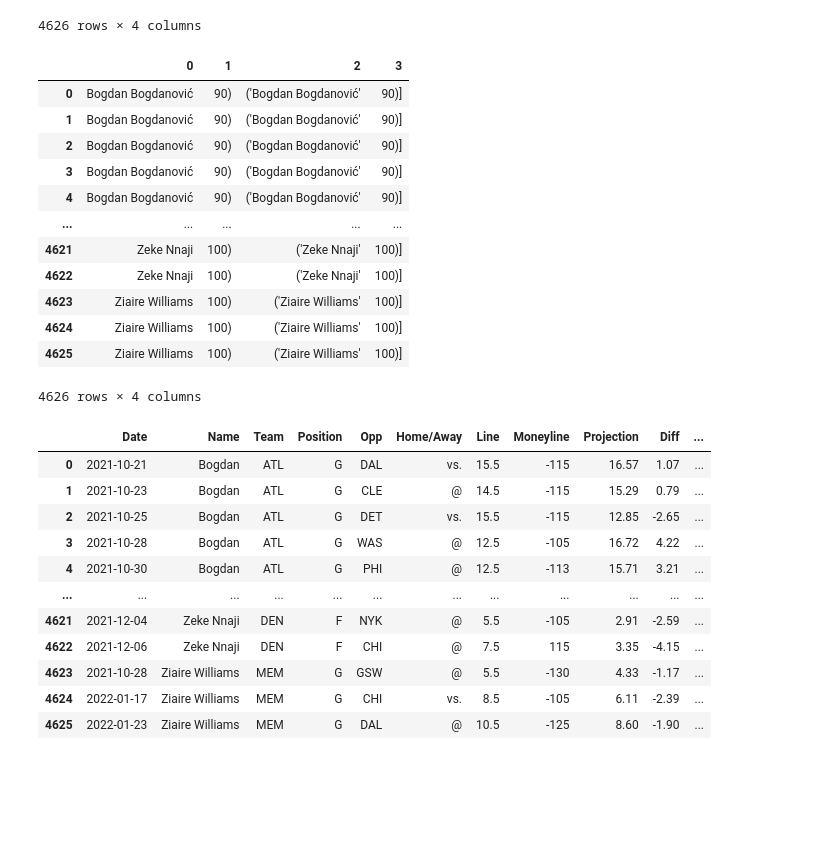
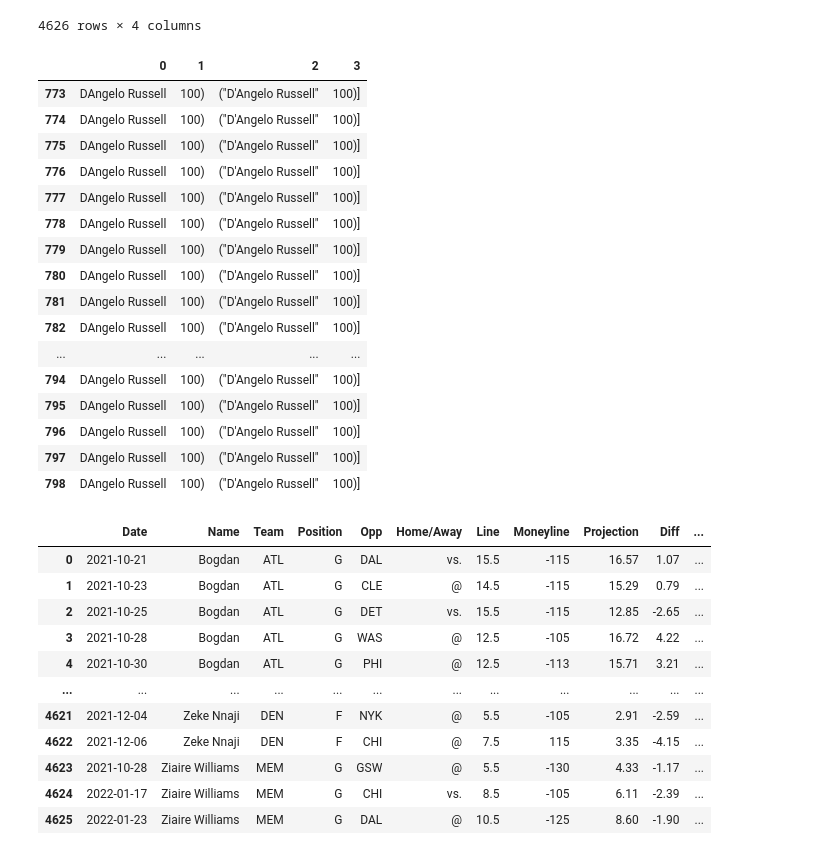
Before and after one commit to VinceDiR/Prop_Betting_Regression_Project, a Jupyter notebook: Merging 2.ipynb, the cells around one changed output. Saved outputs shown, nothing was run; the diff lists cells and outputs as text; code cells hidden in the pictures; blank space fills up the shorter version.

```diff
--- a/Merging 2.ipynb
+++ b/Merging 2.ipynb
@@ -65,21 +66,27 @@ matches
 4626 rows × 4 columns
 # %%
 matches[0] = matches[0].map(lambda x: x.replace('[','').replace('(', '').replace("'", '')).replace('"', '')
-matches
+matches[0] = matches[0].map(lambda x: x.strip('"'))
-# %% [output]
-|  | 0 | 1 | 2 | 3 |
-| 0 | Bogdan Bogdanović | 90) | ('Bogdan Bogdanović' | 90)] |
-| 1 | Bogdan Bogdanović | 90) | ('Bogdan Bogdanović' | 90)] |
-| 2 | Bogdan Bogdanović | 90) | ('Bogdan Bogdanović' | 90)] |
-| 3 | Bogdan Bogdanović | 90) | ('Bogdan Bogdanović' | 90)] |
-| 4 | Bogdan Bogdanović | 90) | ('Bogdan Bogdanović' | 90)] |
-| ... | ... | ... | ... | ... |
-| 4621 | Zeke Nnaji | 100) | ('Zeke Nnaji' | 100)] |
-| 4622 | Zeke Nnaji | 100) | ('Zeke Nnaji' | 100)] |
-| 4623 | Ziaire Williams | 100) | ('Ziaire Williams' | 100)] |
-| 4624 | Ziaire Williams | 100) | ('Ziaire Williams' | 100)] |
-| 4625 | Ziaire Williams | 100) | ('Ziaire Williams' | 100)] |
-4626 rows × 4 columns
+# %%
+matches[matches[0] == 'DAngelo Russell']
+# %% [output]
+|  | 0 | 1 | 2 | 3 |
+| 773 | DAngelo Russell | 100) | ("D'Angelo Russell" | 100)] |
+| 774 | DAngelo Russell | 100) | ("D'Angelo Russell" | 100)] |
+| 775 | DAngelo Russell | 100) | ("D'Angelo Russell" | 100)] |
+| 776 | DAngelo Russell | 100) | ("D'Angelo Russell" | 100)] |
+| 777 | DAngelo Russell | 100) | ("D'Angelo Russell" | 100)] |
+| 778 | DAngelo Russell | 100) | ("D'Angelo Russell" | 100)] |
+| 779 | DAngelo Russell | 100) | ("D'Angelo Russell" | 100)] |
+| 780 | DAngelo Russell | 100) | ("D'Angelo Russell" | 100)] |
+| 781 | DAngelo Russell | 100) | ("D'Angelo Russell" | 100)] |
+| 782 | DAngelo Russell | 100) | ("D'Angelo Russell" | 100)] |
+| ... | ... | ... | ... | ... |
+| 794 | DAngelo Russell | 100) | ("D'Angelo Russell" | 100)] |
+| 795 | DAngelo Russell | 100) | ("D'Angelo Russell" | 100)] |
+| 796 | DAngelo Russell | 100) | ("D'Angelo Russell" | 100)] |
+| 797 | DAngelo Russell | 100) | ("D'Angelo Russell" | 100)] |
+| 798 | DAngelo Russell | 100) | ("D'Angelo Russell" | 100)] |
 # %%
 df['Matches'] = matches[0]
 df
```
Also changed, not shown: parts of 22 cells of this notebook, 1 other file.
